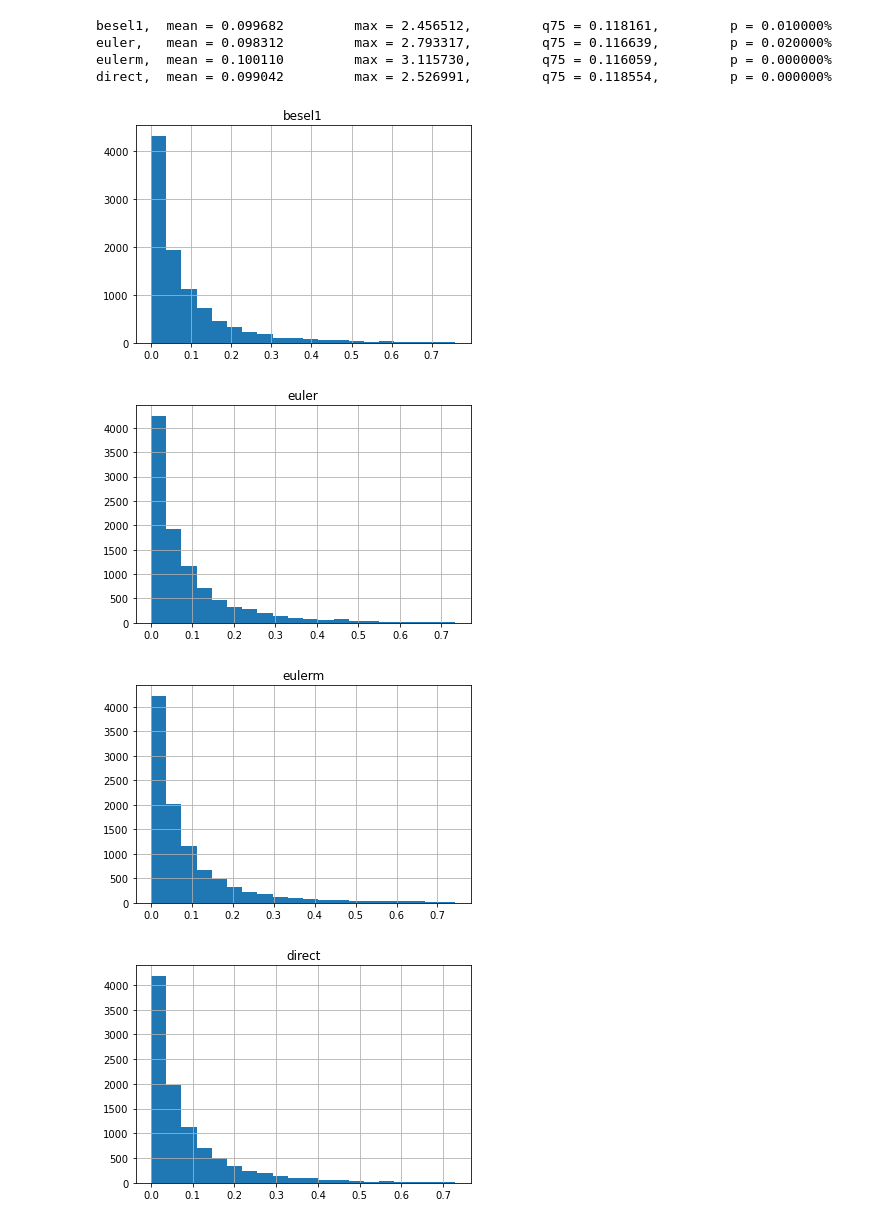
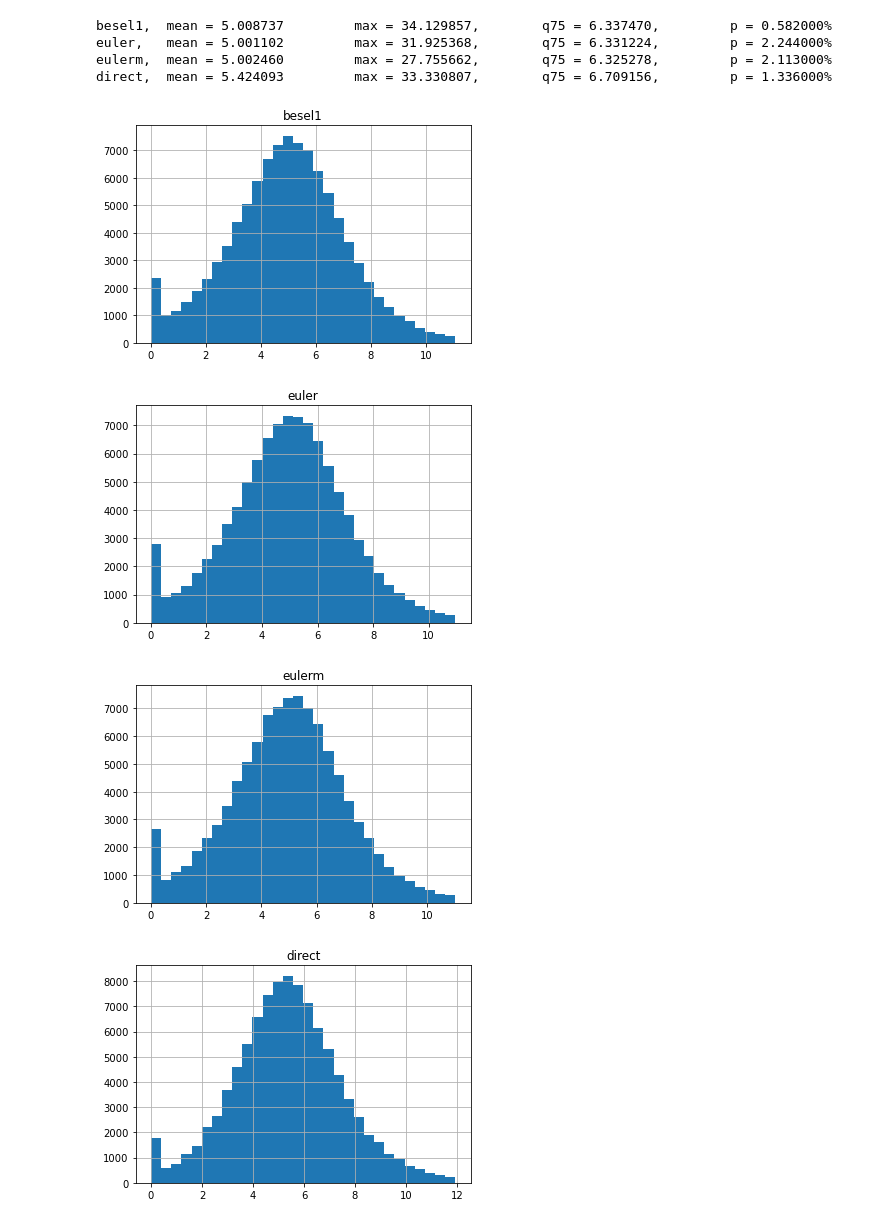
Before and after one commit to dolmatovas/MathFinance, a Jupyter notebook: SABR/SABR montecarlo.ipynb, the cells around one changed output. Drawn from its saved outputs; the diff is of its cells as text; code cells hidden in the pictures.

Commit message:
refactor SABR simulation, add probability of heating zero

```diff
--- a/SABR/SABR montecarlo.ipynb
+++ b/SABR/SABR montecarlo.ipynb
@@ -162,26 +11,26 @@ def DirectInversionScheme(tn, Npaths, alpha0, nu, F0, beta, rho):
 # %%
-Npaths = 10000
-Nt = 1000
+Npaths = 100000
+Nt = 100
 # %%
-F0 = 0.1
+F0 = 5
 
-beta = 0.85
+beta = 0.4
 
-rho = 0.25
+rho = -0.3
 
 r = 0.0
 
-T = 1.5
+T = 5
 
-nu = 0.15
-alpha0 = .7
+alpha= 0.3
+sig0 = 0.5
 
 tn = T * np.linspace(0, 1, Nt + 1)
 # %%
-F_bess_1 = SimulateSABRBessel1(tn, Npaths, alpha0, nu, F0, beta, rho)
-F_euler = SimulateSABREuler(tn, Npaths, alpha0, nu, F0, beta, rho)
-F_euler_mod = SimulateSABREulerModified(tn, Npaths, alpha0, nu, F0, beta, rho)
-F_direct = DirectInversionScheme(tn, Npaths, alpha0, nu, F0, beta, rho)
+F_bess_1 = SabrBessel(F0, sig0, Npaths, tn, alpha, beta, rho)
+F_euler = SabrEuler(F0, sig0, Npaths, tn, alpha, beta, rho)
+F_euler_mod = SabrEulerModified(F0, sig0, Npaths, tn, alpha, beta, rho)
+F_direct = SabrDirectInversionScheme(F0, sig0, Npaths, [0, T/2, T], alpha, beta, rho)
 # %%
 Fs = [F_bess_1, F_euler, F_euler_mod, F_direct]
 names = ["besel1", "euler", "eulerm", "direct"]
@@ -191,20 +40,20 @@ for name, F in zip(names, Fs):
     pzero = sum(F == 0.0) / Npaths * 100
     print(f'{name},\t mean = {np.mean(F):4f} \t max = {np.max(F):4f}, \t q75 = {q75:4f}, \t p = {pzero:4f}%')
 # %% [output]
-besel1,  mean = 0.099682         max = 2.456512,         q75 = 0.118161,         p = 0.010000%
-euler,   mean = 0.098312         max = 2.793317,         q75 = 0.116639,         p = 0.020000%
-eulerm,  mean = 0.100110         max = 3.115730,         q75 = 0.116059,         p = 0.000000%
-direct,  mean = 0.099042         max = 2.526991,         q75 = 0.118554,         p = 0.000000%
+besel1,  mean = 5.008737         max = 34.129857,        q75 = 6.337470,         p = 0.582000%
+euler,   mean = 5.001102         max = 31.925368,        q75 = 6.331224,         p = 2.244000%
+eulerm,  mean = 5.002460         max = 27.755662,        q75 = 6.325278,         p = 2.113000%
+direct,  mean = 5.424093         max = 33.330807,        q75 = 6.709156,         p = 1.336000%
 # %%
 for name, F in zip(names, Fs):
     plt.figure()
     q = np.quantile(F, 0.99)
-    plt.hist(F[F < q], bins=20)
+    plt.hist(F[F < q], bins=30)
     plt.grid()
     plt.title(name)
 None
 # %% [output]
-[figure, old version]
+[figure, new version]
-[figure, old version]
+[figure, new version]
-[figure, old version]
+[figure, new version]
-[figure, old version]
+[figure, new version]
```
Also changed, not shown: parts of 14 cells of this notebook, 3 other files.
